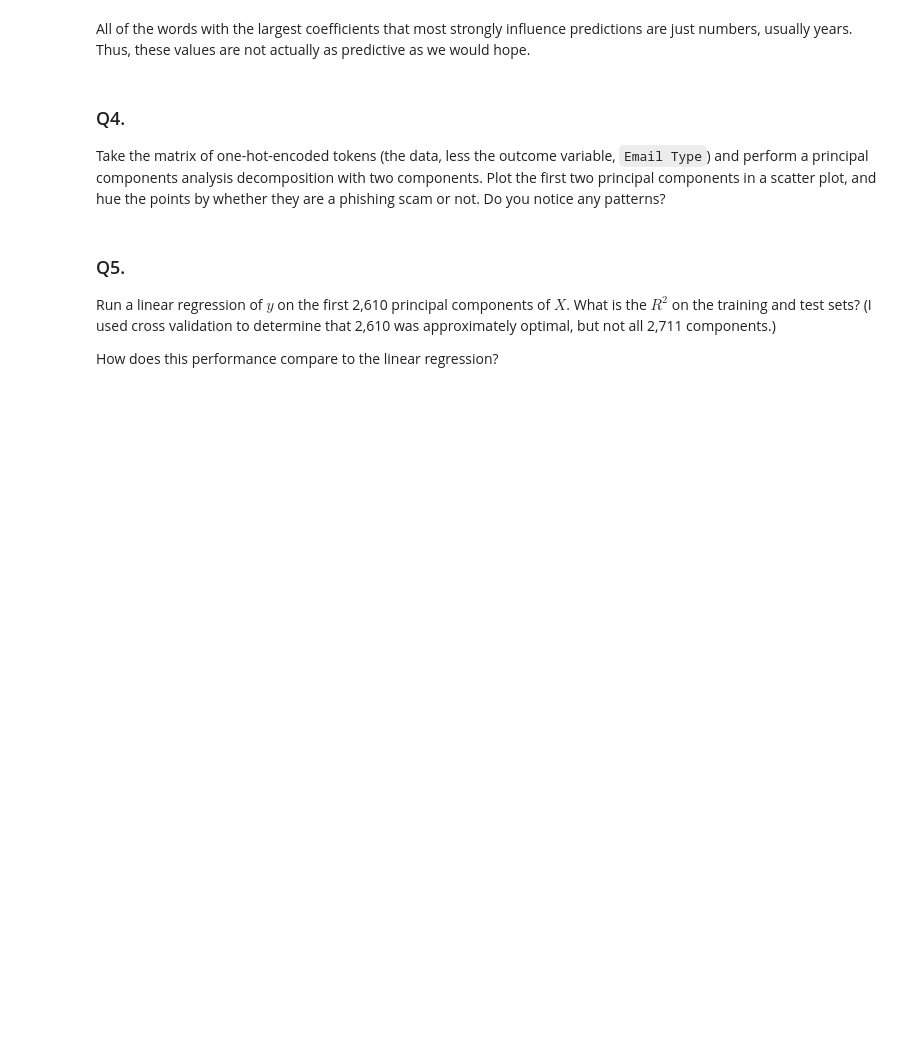
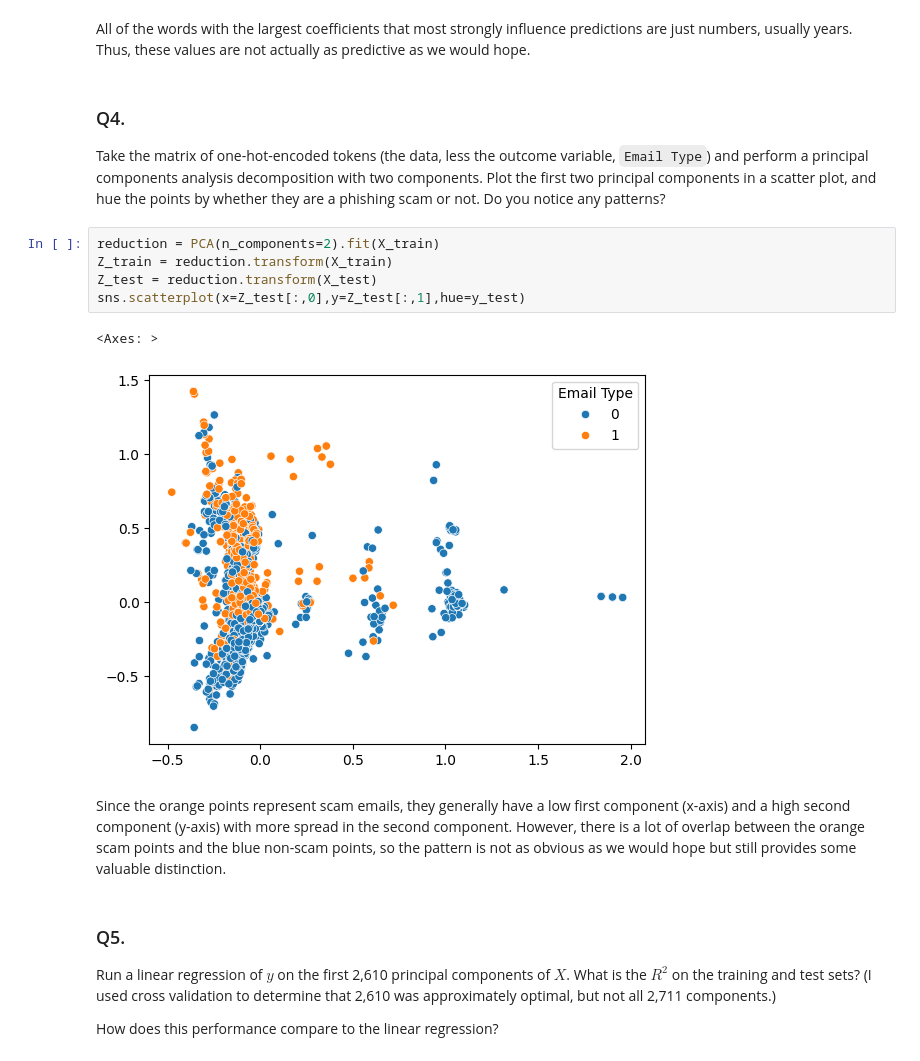
Before and after one commit to alyshaakhtar/DS3001-labs, a Jupyter notebook: 05_PCA/assignment.ipynb, the cells around one changed output. Cells and saved outputs as stored; diff of their text form; blank space fills up the shorter version.

```diff
--- a/05_PCA/assignment.ipynb
+++ b/05_PCA/assignment.ipynb
@@ -125,6 +125,16 @@ All of the words with the largest coefficients that most strongly influence pred
 ### Q4.
 
 Take the matrix of one-hot-encoded tokens (the data, less the outcome variable, `Email Type`) and perform a principal components analysis decomposition with two components. Plot the first two principal components in a scatter plot, and hue the points by whether they are a phishing scam or not. Do you notice any patterns?
+# %%
+reduction = PCA(n_components=2).fit(X_train)
+Z_train = reduction.transform(X_train)
+Z_test = reduction.transform(X_test)
+sns.scatterplot(x=Z_test[:,0],y=Z_test[:,1],hue=y_test)
+# %% [output]
+<Axes: >
+[figure, added]
+# %% [markdown]
+Since the orange points represent scam emails, they generally have a low first component (x-axis) and a high second component (y-axis) with more spread in the second component. However, there is a lot of overlap between the orange scam points and the blue non-scam points, so the pattern is not as obvious as we would hope but still provides some valuable distinction.
 # %% [markdown]
 ### Q5.
 
```
Also changed, not shown: parts of 3 cells of this notebook.
